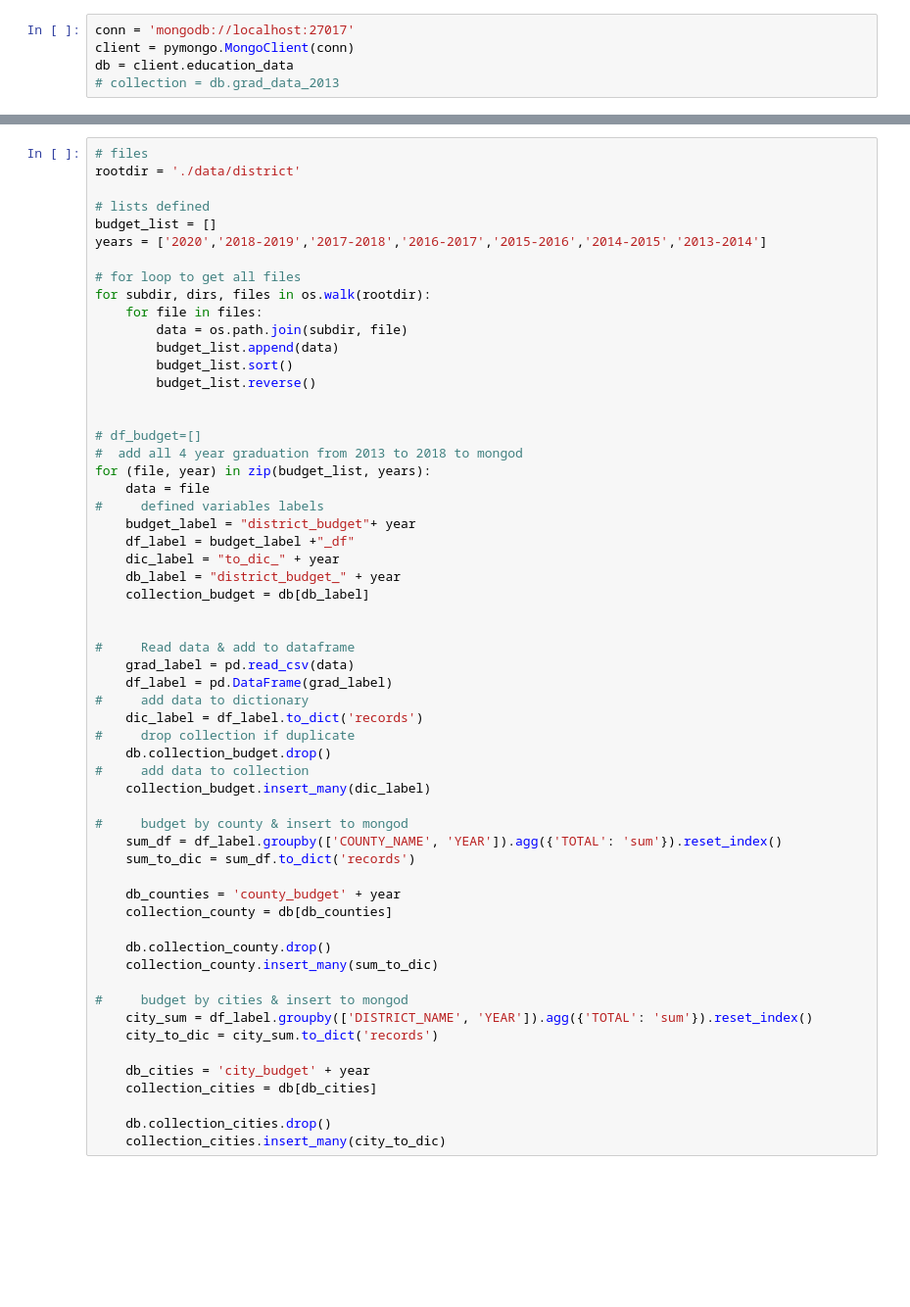
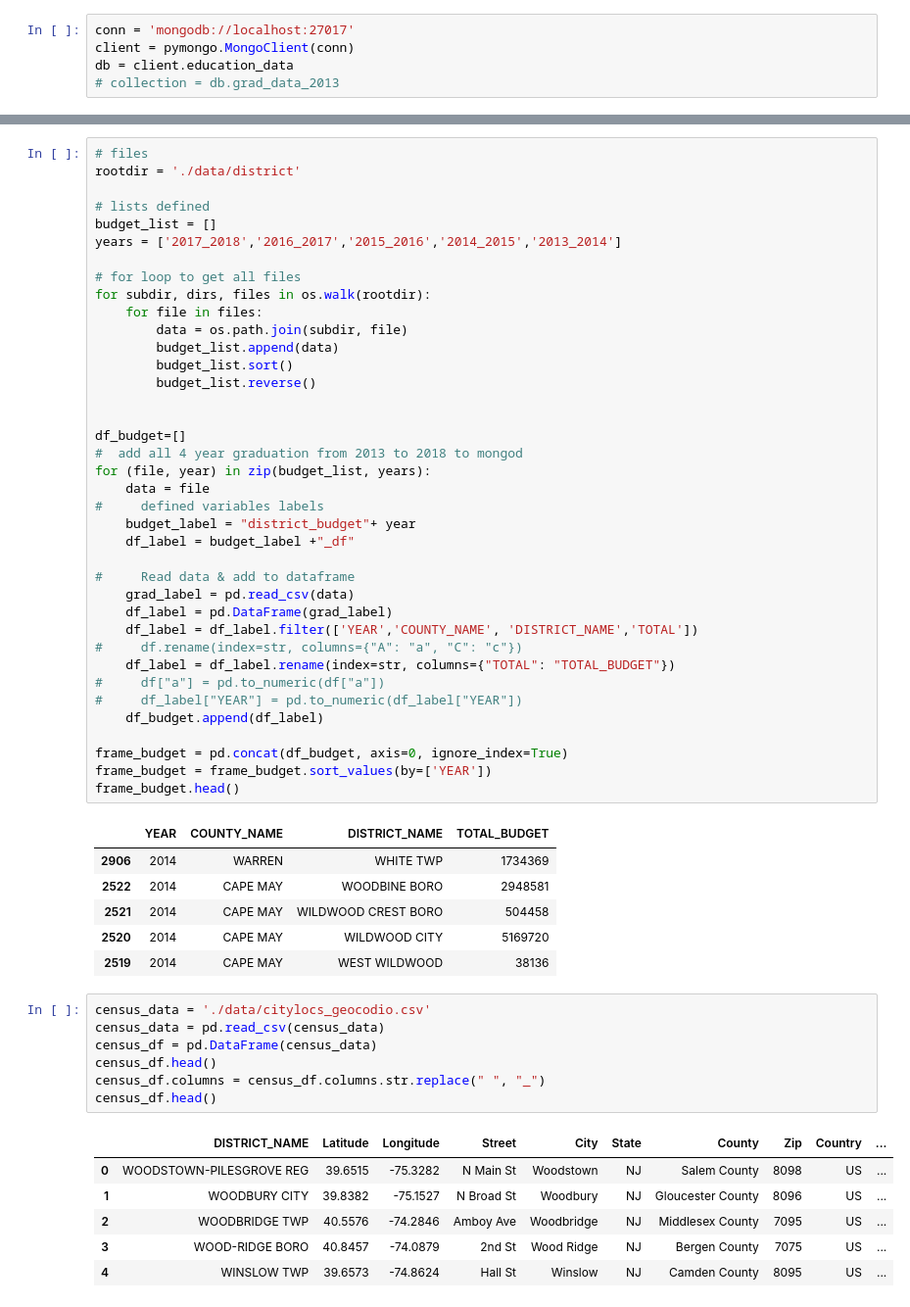
Before and after one commit to ramsun/nj-education, a Jupyter notebook: final_project.ipynb, the cells around one changed output, grey strips where cells are left out. Shown: that part at 98% size. Drawn from its saved outputs; the diff is of its cells as text; blank space fills up the shorter version.

```diff
--- a/final_project.ipynb
+++ b/final_project.ipynb
@@ -85,7 +121,7 @@ rootdir = './data/district'
 
 # lists defined
 budget_list = []
-years = ['2020','2018-2019','2017-2018','2016-2017','2015-2016','2014-2015','2013-2014']
+years = ['2017_2018','2016_2017','2015_2016','2014_2015','2013_2014']
 
 # for loop to get all files
 for subdir, dirs, files in os.walk(rootdir):
@@ -96,44 +132,45 @@ for subdir, dirs, files in os.walk(rootdir):
         budget_list.reverse()
 
 
-# df_budget=[]
+df_budget=[]
 #  add all 4 year graduation from 2013 to 2018 to mongod
 for (file, year) in zip(budget_list, years):
     data = file
 #     defined variables labels
     budget_label = "district_budget"+ year
     df_label = budget_label +"_df"
-    dic_label = "to_dic_" + year
-    db_label = "district_budget_" + year
-    collection_budget = db[db_label]
-
 
 #     Read data & add to dataframe
     grad_label = pd.read_csv(data)
     df_label = pd.DataFrame(grad_label)
-#     add data to dictionary
-    dic_label = df_label.to_dict('records')
-#     drop collection if duplicate
-    db.collection_budget.drop()
-#     add data to collection
-    collection_budget.insert_many(dic_label)
+    df_label = df_label.filter(['YEAR','COUNTY_NAME', 'DISTRICT_NAME','TOTAL'])
+#     df.rename(index=str, columns={"A": "a", "C": "c"})
+    df_label = df_label.rename(index=str, columns={"TOTAL": "TOTAL_BUDGET"})
+#     df["a"] = pd.to_numeric(df["a"])
+#     df_label["YEAR"] = pd.to_numeric(df_label["YEAR"])
+    df_budget.append(df_label)
 
-#     budget by county & insert to mongod
-    sum_df = df_label.groupby(['COUNTY_NAME', 'YEAR']).agg({'TOTAL': 'sum'}).reset_index()
-    sum_to_dic = sum_df.to_dict('records')
-
-    db_counties = 'county_budget' + year
-    collection_county = db[db_counties]
-
-    db.collection_county.drop()
-    collection_county.insert_many(sum_to_dic)
-
-#     budget by cities & insert to mongod
-    city_sum = df_label.groupby(['DISTRICT_NAME', 'YEAR']).agg({'TOTAL': 'sum'}).reset_index()
-    city_to_dic = city_sum.to_dict('records')
-
-    db_cities = 'city_budget' + year
-    collection_cities = db[db_cities]
-
-    db.collection_cities.drop()
-    collection_cities.insert_many(city_to_dic)
+frame_budget = pd.concat(df_budget, axis=0, ignore_index=True)
+frame_budget = frame_budget.sort_values(by=['YEAR'])
+frame_budget.head()
+# %% [output]
+|  | YEAR | COUNTY_NAME | DISTRICT_NAME | TOTAL_BUDGET |
+| 2906 | 2014 | WARREN | WHITE TWP | 1734369 |
+| 2522 | 2014 | CAPE MAY | WOODBINE BORO | 2948581 |
+| 2521 | 2014 | CAPE MAY | WILDWOOD CREST BORO | 504458 |
+| 2520 | 2014 | CAPE MAY | WILDWOOD CITY | 5169720 |
+| 2519 | 2014 | CAPE MAY | WEST WILDWOOD | 38136 |
+# %%
+census_data = './data/citylocs_geocodio.csv'
+census_data = pd.read_csv(census_data)
+census_df = pd.DataFrame(census_data)
+census_df.head()
+census_df.columns = census_df.columns.str.replace(" ", "_")
+census_df.head()
+# %% [output]
+|  | DISTRICT_NAME | Latitude | Longitude | Street | City | State | County | Zip | Country | ... |
+| 0 | WOODSTOWN-PILESGROVE REG | 39.6515 | -75.3282 | N Main St | Woodstown | NJ | Salem County | 8098 | US | ... |
+| 1 | WOODBURY CITY | 39.8382 | -75.1527 | N Broad St | Woodbury | NJ | Gloucester County | 8096 | US | ... |
+| 2 | WOODBRIDGE TWP | 40.5576 | -74.2846 | Amboy Ave | Woodbridge | NJ | Middlesex County | 7095 | US | ... |
+| 3 | WOOD-RIDGE BORO | 40.8457 | -74.0879 | 2nd St | Wood Ridge | NJ | Bergen County | 7075 | US | ... |
+| 4 | WINSLOW TWP | 39.6573 | -74.8624 | Hall St | Winslow | NJ | Camden County | 8095 | US | ... |
```
Also changed, not shown: parts of 5 cells of this notebook.
